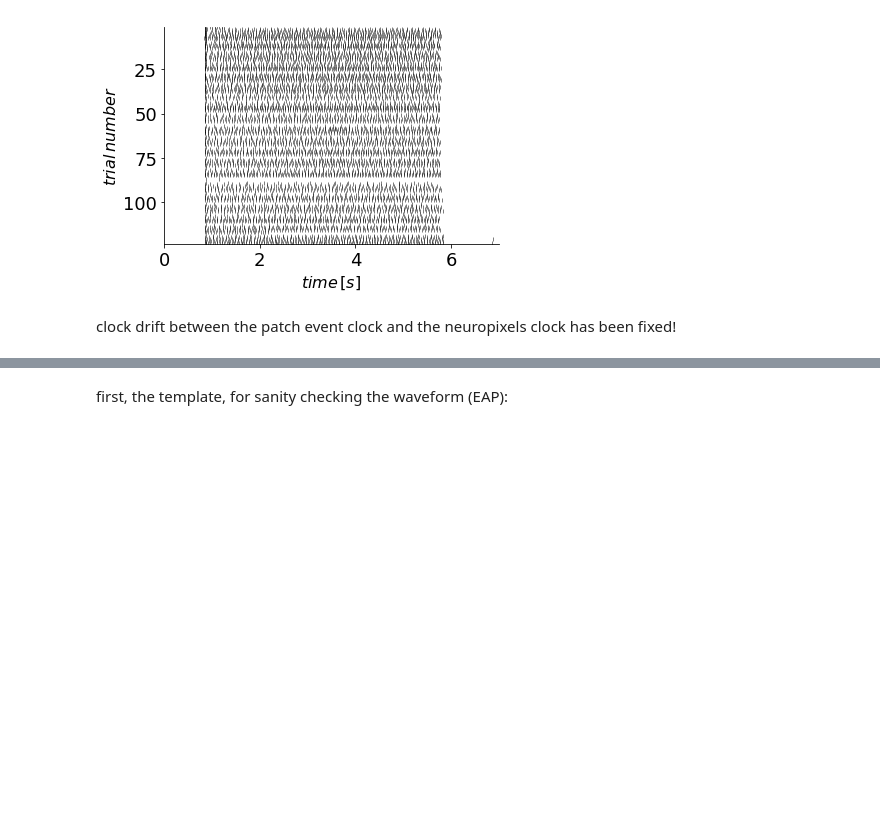
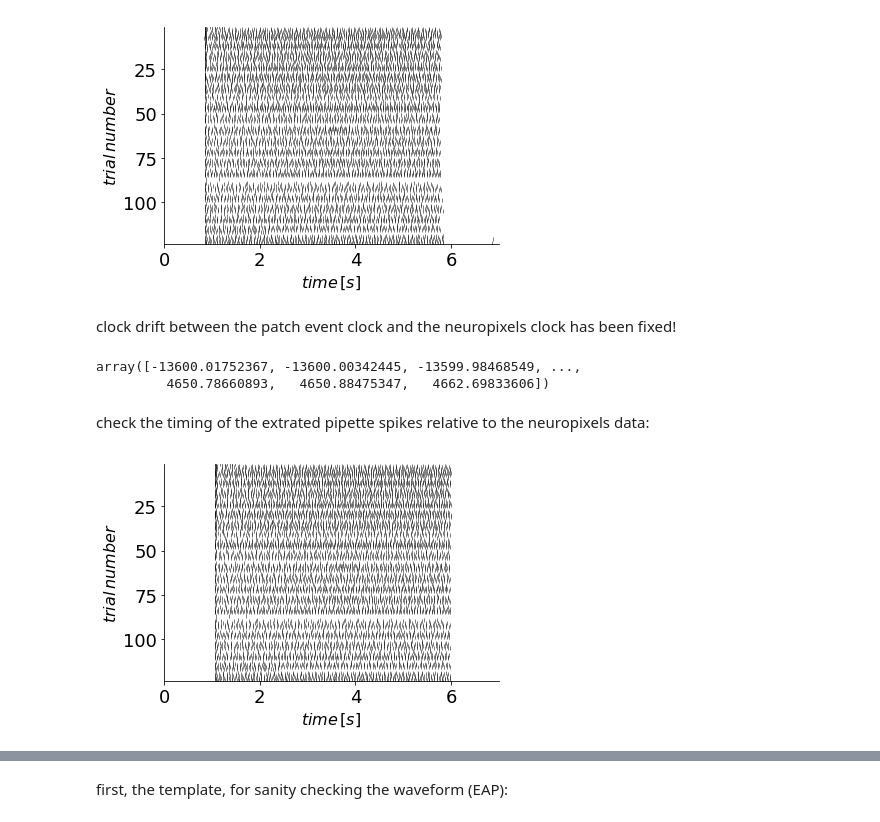
Before and after one commit to danieljdenman/neuropixels_invitro, a Jupyter notebook: invitro_analysis.ipynb, the cells around one changed output, grey strips where cells are left out. Drawn from its saved outputs; the diff is of its cells as text; code cells hidden in the pictures; blank space fills up the shorter version.

```diff
--- a/invitro_analysis.ipynb
+++ b/invitro_analysis.ipynb
@@ -150,8 +155,9 @@ pip3_spike_times = []
 for tr in fnmatch.filter(list(d['acquisition']['timeseries']), 'data_*_AD3*'):
     starting_time = np.array(d['acquisition']['timeseries'][tr]['starting_time'])[0]
     temp=np.array(d['acquisition']['timeseries'][tr]['data'])
-    tts = cross_from_below(temp,0)/d['acquisition']['timeseries'][tr]['starting_time'].attrs['rate'] + starting_time + offset - .252265
+    tts = cross_from_below(temp,0)/d['acquisition']['timeseries'][tr]['starting_time'].attrs['rate'] + starting_time + offset
     pip3_spike_times.extend(tts)
+pip3_spike_times=np.array(pip3_spike_times)
 # %% [markdown]
 <br></br>
 ## do some plotting
@@ -210,3 +217,16 @@ dump=psth.raster(spiketime_information[cell]['spike_times'],patch_ch0_times[26:1
 [figure]
 # %% [markdown]
 clock drift between the patch event clock and the neuropixels clock has been fixed!
+# %%
+pip3_spike_times
+# %% [output]
+array([-13600.01752367, -13600.00342445, -13599.98468549, ...,
+         4650.78660893,   4650.88475347,   4662.69833606])
+# %% [markdown]
+check the timing of the extrated pipette spikes relative to the neuropixels data:
+# %%
+cell='7'
+dump=psth.raster(pip3_spike_times,patch_ch0_times[26:150],
+            timeDomain=True,pre=0.,post=7.,color='k',ms=4)
+# %% [output]
+[figure, added]
```
Also changed, not shown: parts of 12 cells of this notebook.
